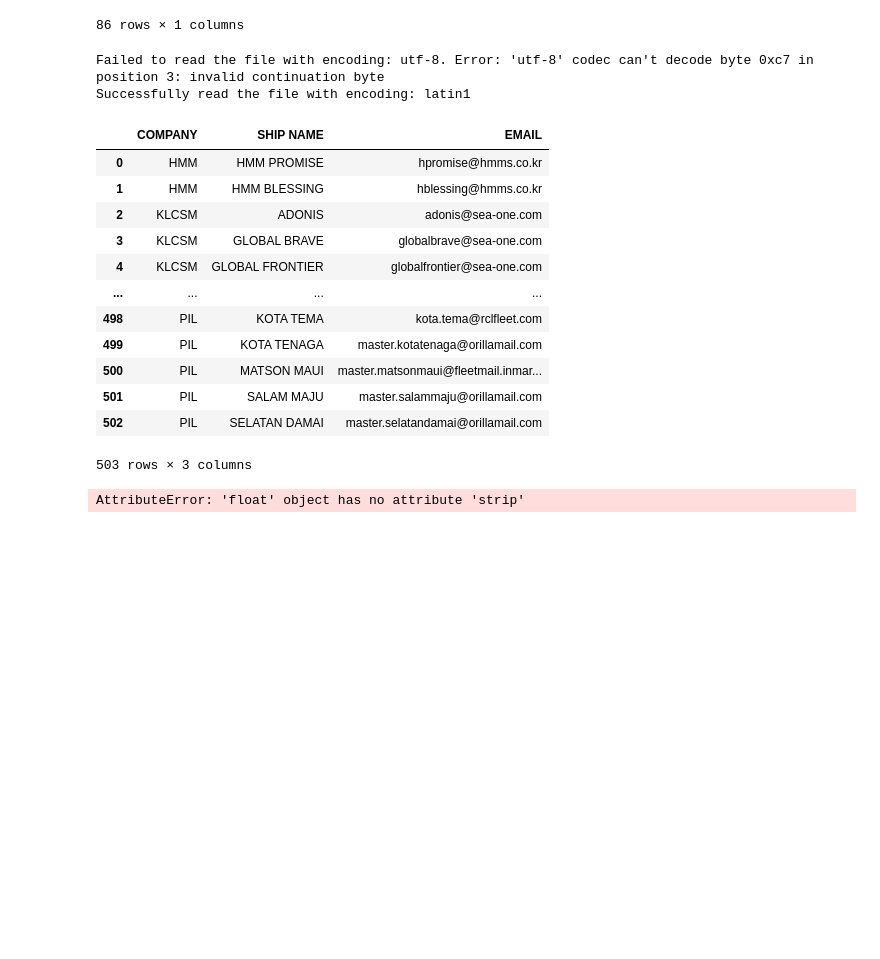
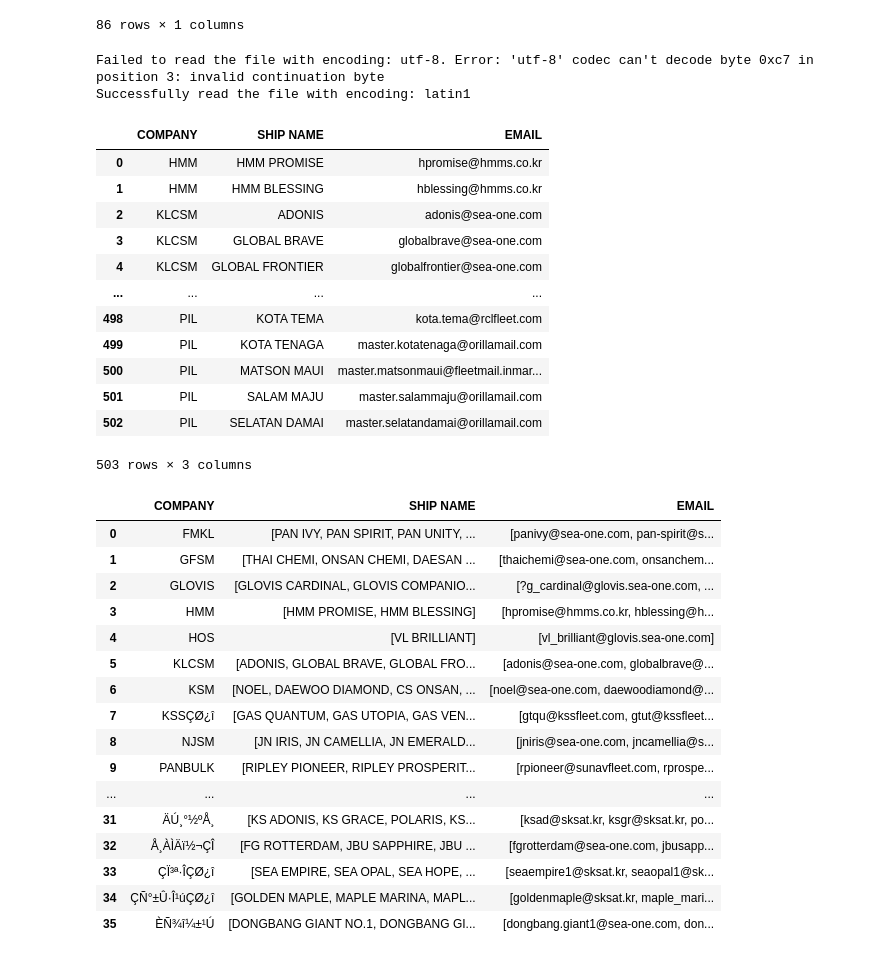
Before and after one commit to Minkyun99/DATA_PROCESSING, a Jupyter notebook: csv_comma.ipynb, the cells around one changed output. Cells and saved outputs as stored; diff of their text form; code cells hidden in the pictures; blank space fills up the shorter version.

```diff
--- a/csv_comma.ipynb
+++ b/csv_comma.ipynb
@@ -64,35 +64,55 @@ for encoding in encodings:
     except UnicodeDecodeError as e:
         print(f"Failed to read the file with encoding: {encoding}. Error: {e}")
 
-# Clean and format the data
-email['SHIP NAME'] = email['SHIP NAME'].apply(lambda x: f'"{x.strip()}"')
-email['EMAIL'] = email['EMAIL'].apply(lambda x: f'"{x.strip()}"')
+# Fill NaN values with empty strings
+email['SHIP NAME'] = email['SHIP NAME'].fillna('')
+email['EMAIL'] = email['EMAIL'].fillna('')
+
+# # Convert the columns to string and clean the data
+# email['SHIP NAME'] = email['SHIP NAME'].astype(str).apply(lambda x: f'"{x.strip()}"')
+# email['EMAIL'] = email['EMAIL'].astype(str).apply(lambda x: f'"{x.strip()}"')
 
 # Group by COMPANY and aggregate SHIP NAME and EMAIL into lists
 grouped = email.groupby('COMPANY').agg({
     'SHIP NAME': lambda x: list(x),
     'EMAIL': lambda x: list(x)
 }).reset_index()
 
 # Display the grouped DataFrame
 display(grouped)
 
 # If you want to save the grouped data into a new CSV file
 grouped.to_csv('grouped_ship_email.csv', index=False)
 # %% [output]
 Failed to read the file with encoding: utf-8. Error: 'utf-8' codec can't decode byte 0xc7 in position 3: invalid continuation byte
 Successfully read the file with encoding: latin1
 |  | COMPANY | SHIP NAME | EMAIL |
 | 0 | HMM | HMM PROMISE | hpromise@hmms.co.kr |
 | 1 | HMM | HMM BLESSING | hblessing@hmms.co.kr |
 | 2 | KLCSM | ADONIS | adonis@sea-one.com |
 | 3 | KLCSM | GLOBAL BRAVE | globalbrave@sea-one.com |
 | 4 | KLCSM | GLOBAL FRONTIER | globalfrontier@sea-one.com |
 | ... | ... | ... | ... |
 | 498 | PIL | KOTA TEMA | kota.tema@rclfleet.com |
 | 499 | PIL | KOTA TENAGA | master.kotatenaga@orillamail.com |
 | 500 | PIL | MATSON MAUI | master.matsonmaui@fleetmail.inmar... |
 | 501 | PIL | SALAM MAJU | master.salammaju@orillamail.com |
 | 502 | PIL | SELATAN DAMAI | master.selatandamai@orillamail.com |
 503 rows × 3 columns
-AttributeError: 'float' object has no attribute 'strip'
+|  | COMPANY | SHIP NAME | EMAIL |
+| 0 | FMKL | [PAN IVY, PAN SPIRIT, PAN UNITY, ... | [panivy@sea-one.com, pan-spirit@s... |
+| 1 | GFSM | [THAI CHEMI, ONSAN CHEMI, DAESAN ... | [thaichemi@sea-one.com, onsanchem... |
+| 2 | GLOVIS | [GLOVIS CARDINAL, GLOVIS COMPANIO... | [?g_cardinal@glovis.sea-one.com, ... |
+| 3 | HMM | [HMM PROMISE, HMM BLESSING] | [hpromise@hmms.co.kr, hblessing@h... |
+| 4 | HOS | [VL BRILLIANT] | [vl_brilliant@glovis.sea-one.com] |
+| 5 | KLCSM | [ADONIS, GLOBAL BRAVE, GLOBAL FRO... | [adonis@sea-one.com, globalbrave@... |
+| 6 | KSM | [NOEL, DAEWOO DIAMOND, CS ONSAN, ... | [noel@sea-one.com, daewoodiamond@... |
+| 7 | KSSÇØ¿î | [GAS QUANTUM, GAS UTOPIA, GAS VEN... | [gtqu@kssfleet.com, gtut@kssfleet... |
+| 8 | NJSM | [JN IRIS, JN CAMELLIA, JN EMERALD... | [jniris@sea-one.com, jncamellia@s... |
+| 9 | PANBULK | [RIPLEY PIONEER, RIPLEY PROSPERIT... | [rpioneer@sunavfleet.com, rprospe... |
+| ... | ... | ... | ... |
+| 31 | ÄÚ¸°½ºÅ¸ | [KS ADONIS, KS GRACE, POLARIS, KS... | [ksad@sksat.kr, ksgr@sksat.kr, po... |
+| 32 | Å¸ÀÌÄï½¬ÇÎ | [FG ROTTERDAM, JBU SAPPHIRE, JBU ... | [fgrotterdam@sea-one.com, jbusapp... |
+| 33 | ÇÏ³ª·ÎÇØ¿î | [SEA EMPIRE, SEA OPAL, SEA HOPE, ... | [seaempire1@sksat.kr, seaopal1@sk... |
+| 34 | ÇÑ°­±Û·Î¹úÇØ¿î | [GOLDEN MAPLE, MAPLE MARINA, MAPL... | [goldenmaple@sksat.kr, maple_mari... |
+| 35 | ÈÑ¾î¼±¹Ú | [DONGBANG GIANT NO.1, DONGBANG GI... | [dongbang.giant1@sea-one.com, don... |
```
Also changed, not shown: parts of 1 cell of this notebook, 3 other files.
